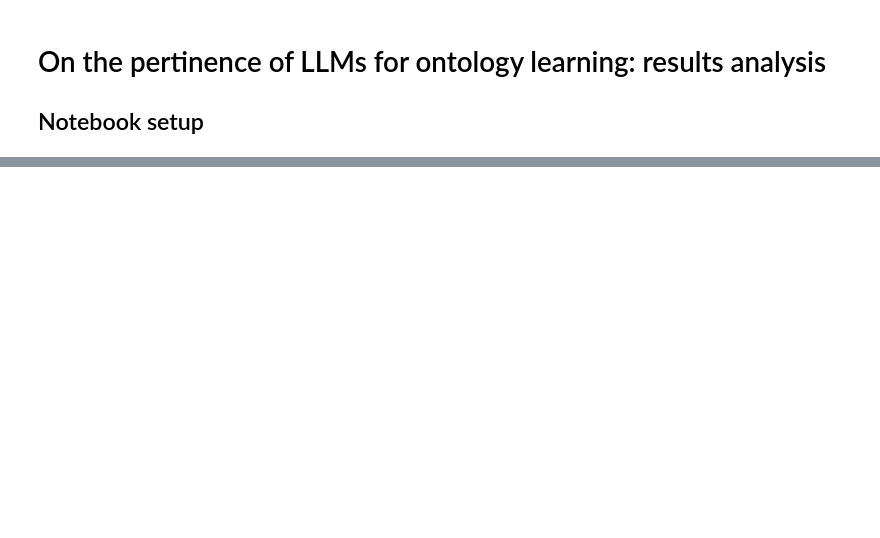
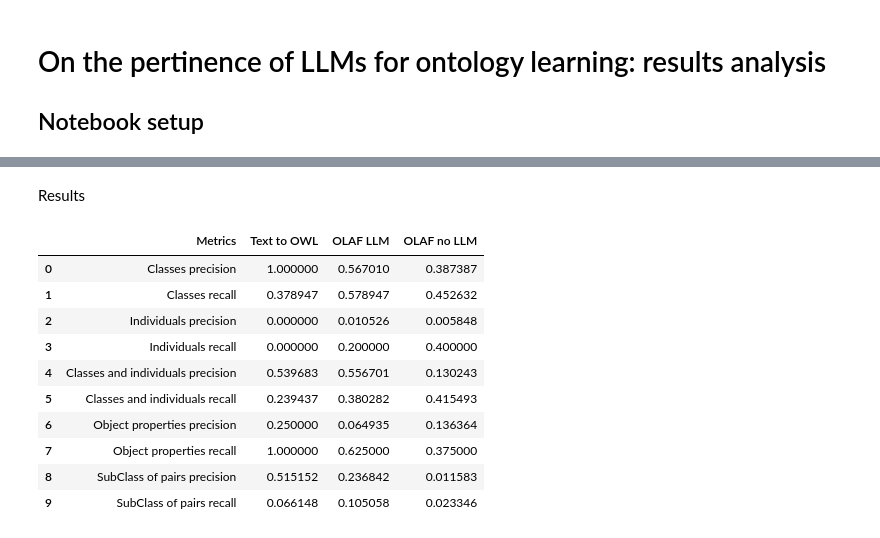
Before and after one commit to wikit-ai/olaf-llm-eswc2024, a Jupyter notebook: results/results_analysis.ipynb, the cells around one changed output, grey strips where cells are left out. Cells and saved outputs as stored; diff of their text form; code cells hidden in the pictures; blank space fills up the shorter version.

```diff
--- a/results/results_analysis.ipynb
+++ b/results/results_analysis.ipynb
@@ -317,0 +398,7 @@ len(pizza_onto_class_labels)
+# %%
+olaf_no_llm_classes_ind_uri = get_sparql_q_label_res(sparql_q=owl_named_classes_ind_from_obj_props_sparql_q, graph=olaf_no_llm_graph, ns=olaf_eswc_ns_bindings)
+olaf_no_llm_classes_ind_uri = list({label.lower().replace(str(olaf_eswc_ns), "") for label in olaf_no_llm_classes_ind_uri})
+
+for true_label in pizza_onto_classes_ind_uri:
+    res = process.extract(true_label, olaf_no_llm_classes_ind_uri, scorer=fuzz.WRatio, limit=3)
+    print(f"{true_label} :  {res[0][0]} ({res[0][1]}), {res[1][0]} ({res[1][1]}), {res[2][0]} ({res[2][1]})")
@@ -317,0 +423,2 @@ len(pizza_onto_class_labels)
+# %%
+common_classes_ind_pizza_olaf_no_llm=59
@@ -317,0 +464,2 @@ len(pizza_onto_class_labels)
+# %%
+common_obj_prop_pizza_olaf_llm = 5
@@ -317,0 +570,25 @@ len(pizza_onto_class_labels)
+# %% [markdown]
+Results
+# %%
+onto_evaluation = {
+    "Metrics": ["Classes precision", "Classes recall", "Individuals precision", "Individuals recall", "Classes and individuals precision", "Classes and individuals recall", "Object properties precision", "Object properties recall", "SubClass of pairs precision", "SubClass of pairs recall"],
+    "Text to OWL": [common_classes_pizza_text2owl/len(llm_text2owl_class_labels), common_classes_pizza_text2owl/len(pizza_onto_class_labels), common_ind_pizza_text2owl/len(llm_text2owl_ind_uri), common_ind_pizza_text2owl/len(pizza_onto_ind_uri), common_classes_ind_pizza_text2owl/len(llm_text2owl_classes_ind_uri), common_classes_ind_pizza_text2owl/len(pizza_onto_classes_ind_uri), common_obj_prop_pizza_text2owl/len(pizza_onto_obj_prop_uri), common_obj_prop_pizza_text2owl/len(llm_text2owl_obj_prop_uri), common_sub_pizza_text2owl/len(llm_text2owl_sub_uri), common_sub_pizza_text2owl/len(pizza_onto_sub_uri)],
+    "OLAF LLM": [common_classes_pizza_olaf_llm/len(olaf_llm_class_labels), common_classes_pizza_olaf_llm/len(pizza_onto_class_labels), common_ind_pizza_olaf_llm/len(olaf_llm_ind_uri), common_ind_pizza_olaf_llm/len(pizza_onto_ind_uri), common_classes_ind_pizza_olaf_llm/len(olaf_llm_classes_ind_uri), common_classes_ind_pizza_olaf_llm/len(pizza_onto_classes_ind_uri), common_obj_prop_pizza_olaf_llm/len(olaf_llm_obj_prop_uri), common_obj_prop_pizza_olaf_llm/len(pizza_onto_obj_prop_uri), common_sub_pizza_olaf_llm/len(olaf_llm_sub_uri), common_sub_pizza_olaf_llm/len(pizza_onto_sub_uri)],
+    "OLAF no LLM": [common_classes_pizza_olaf_no_llm/len(olaf_no_llm_class_labels), common_classes_pizza_olaf_no_llm/len(pizza_onto_class_labels), common_ind_pizza_olaf_no_llm/len(olaf_no_llm_ind_uri), common_ind_pizza_olaf_no_llm/len(pizza_onto_ind_uri), common_classes_ind_pizza_olaf_no_llm/len(olaf_no_llm_classes_ind_uri), common_classes_ind_pizza_olaf_no_llm/len(pizza_onto_classes_ind_uri), common_obj_prop_pizza_olaf_no_llm/len(olaf_no_llm_obj_prop_uri), common_obj_prop_pizza_olaf_no_llm/len(pizza_onto_obj_prop_uri), common_sub_pizza_olaf_no_llm/len(olaf_no_llm_sub_uri), common_sub_pizza_olaf_no_llm/len(pizza_onto_sub_uri)]
+}
+
+df_evaluation = pd.DataFrame(onto_evaluation)
+# %%
+df_evaluation
+# %% [output]
+|  | Metrics | Text to OWL | OLAF LLM | OLAF no LLM |
+| 0 | Classes precision | 1.000000 | 0.567010 | 0.387387 |
+| 1 | Classes recall | 0.378947 | 0.578947 | 0.452632 |
+| 2 | Individuals precision | 0.000000 | 0.010526 | 0.005848 |
+| 3 | Individuals recall | 0.000000 | 0.200000 | 0.400000 |
+| 4 | Classes and individuals precision | 0.539683 | 0.556701 | 0.130243 |
+| 5 | Classes and individuals recall | 0.239437 | 0.380282 | 0.415493 |
+| 6 | Object properties precision | 0.250000 | 0.064935 | 0.136364 |
+| 7 | Object properties recall | 1.000000 | 0.625000 | 0.375000 |
+| 8 | SubClass of pairs precision | 0.515152 | 0.236842 | 0.011583 |
+| 9 | SubClass of pairs recall | 0.066148 | 0.105058 | 0.023346 |
```
Also changed, not shown: parts of 58 cells of this notebook, 1 other file.
